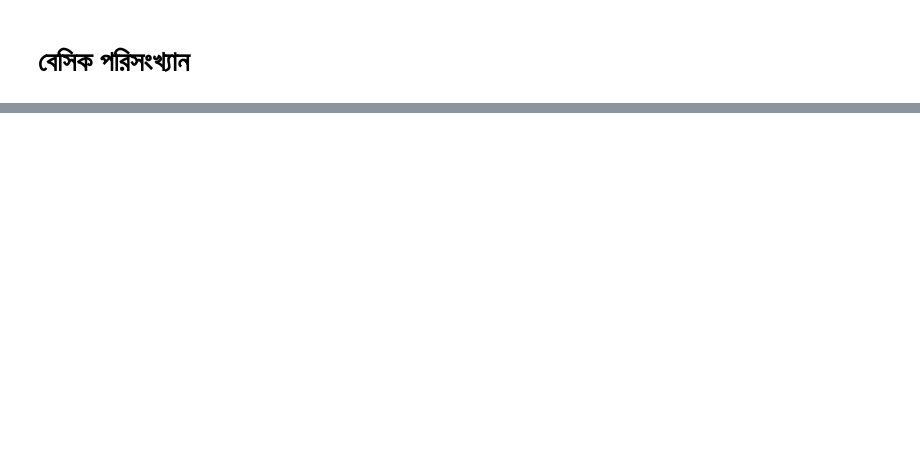
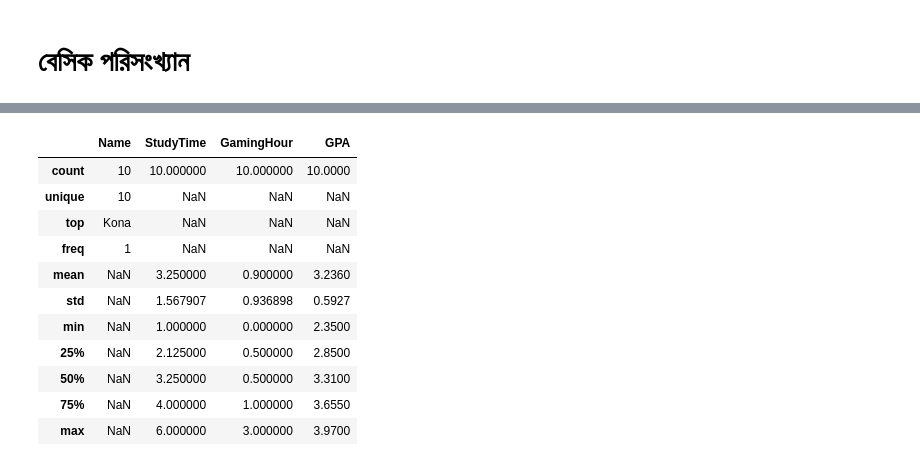
Before and after one commit to shaidazmin/DataScience, a Jupyter notebook: 3. Statistics/1 বেসিক পরিসংখ্যান.ipynb, the cells around one changed output, grey strips where cells are left out. Drawn from its saved outputs; the diff is of its cells as text; code cells hidden in the pictures; blank space fills up the shorter version.

```diff
--- a/3. Statistics/1 বেসিক পরিসংখ্যান.ipynb
+++ b/3. Statistics/1 বেসিক পরিসংখ্যান.ipynb
@@ -57,0 +34,2 @@ data.head()
+# %%
+data = pd.read_csv(r"C:\Users\Shaid Azmin\Desktop\Data Science\FullRoadMapDataScience\3. Statistics\GPA.csv")
@@ -57,0 +439,15 @@ data.head()
+# %%
+data.describe(include='all')
+# %% [output]
+|  | Name | StudyTime | GamingHour | GPA |
+| count | 10 | 10.000000 | 10.000000 | 10.0000 |
+| unique | 10 | NaN | NaN | NaN |
+| top | Kona | NaN | NaN | NaN |
+| freq | 1 | NaN | NaN | NaN |
+| mean | NaN | 3.250000 | 0.900000 | 3.2360 |
+| std | NaN | 1.567907 | 0.936898 | 0.5927 |
+| min | NaN | 1.000000 | 0.000000 | 2.3500 |
+| 25% | NaN | 2.125000 | 0.500000 | 2.8500 |
+| 50% | NaN | 3.250000 | 0.500000 | 3.3100 |
+| 75% | NaN | 4.000000 | 1.000000 | 3.6550 |
+| max | NaN | 6.000000 | 3.000000 | 3.9700 |
```
Also changed, not shown: parts of 70 cells of this notebook.
